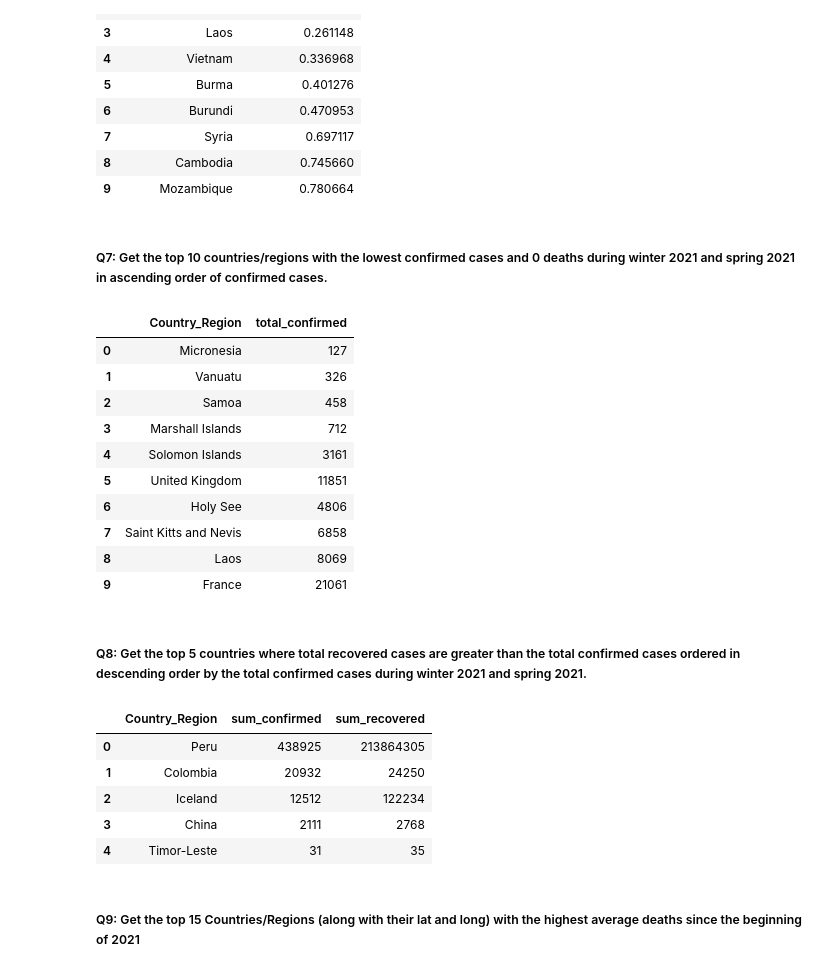
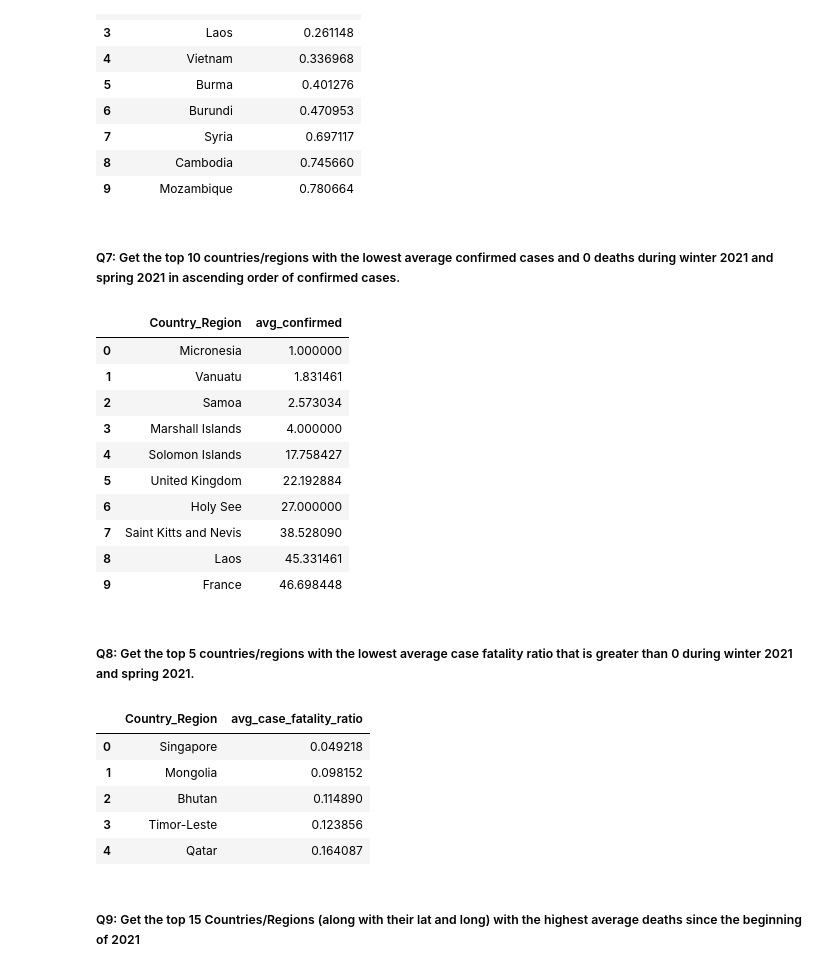
Before and after one commit to kimmisin/Elements-of-Databases, a Jupyter notebook: milestone1.ipynb, the cells around one changed output. Saved outputs shown, nothing was run; the diff lists cells and outputs as text; code cells hidden in the pictures.

```diff
--- a/milestone1.ipynb
+++ b/milestone1.ipynb
@@ -711,10 +711,10 @@ LIMIT 10;
 | 8 | Cambodia | 0.745660 |
 | 9 | Mozambique | 0.780664 |
 # %% [markdown]
-##### Q7: Get the top 10 countries/regions with the lowest confirmed cases and 0 deaths during winter 2021 and spring 2021 in ascending order of confirmed cases.
+##### Q7: Get the top 10 countries/regions with the lowest average confirmed cases and 0 deaths during winter 2021 and spring 2021 in ascending order of confirmed cases.
 # %%
 %%bigquery
-SELECT Country_Region, SUM(Confirmed) as total_confirmed
+SELECT Country_Region, AVG(Confirmed) as avg_confirmed
 FROM (
     SELECT Country_Region, Confirmed, Deaths
     FROM jhu_daily_reports_staging.covid_winter2021
@@ -727,40 +727,40 @@ GROUP BY Country_Region
 ORDER BY AVG(Confirmed)
 LIMIT 10;
 # %% [output]
-|  | Country_Region | total_confirmed |
-| 0 | Micronesia | 127 |
-| 1 | Vanuatu | 326 |
-| 2 | Samoa | 458 |
-| 3 | Marshall Islands | 712 |
-| 4 | Solomon Islands | 3161 |
-| 5 | United Kingdom | 11851 |
-| 6 | Holy See | 4806 |
-| 7 | Saint Kitts and Nevis | 6858 |
-| 8 | Laos | 8069 |
-| 9 | France | 21061 |
+|  | Country_Region | avg_confirmed |
+| 0 | Micronesia | 1.000000 |
+| 1 | Vanuatu | 1.831461 |
+| 2 | Samoa | 2.573034 |
+| 3 | Marshall Islands | 4.000000 |
+| 4 | Solomon Islands | 17.758427 |
+| 5 | United Kingdom | 22.192884 |
+| 6 | Holy See | 27.000000 |
+| 7 | Saint Kitts and Nevis | 38.528090 |
+| 8 | Laos | 45.331461 |
+| 9 | France | 46.698448 |
 # %% [markdown]
-##### Q8: Get the top 5 countries where total recovered cases are greater than the total confirmed cases ordered in descending order by the total confirmed cases during winter 2021 and spring 2021.
+##### Q8: Get the top 5 countries/regions with the lowest average case fatality ratio that is greater than 0 during winter 2021 and spring 2021.
 # %%
 %%bigquery
-SELECT Country_Region, SUM(Confirmed) as sum_confirmed, SUM(Recovered) as sum_recovered
+SELECT Country_Region, AVG(case_fatality_ratio) as avg_case_fatality_ratio
 FROM (
-    SELECT Country_Region, Confirmed, Recovered
+    SELECT Country_Region, Case_fatality_ratio
     FROM jhu_daily_reports_staging.covid_winter2021
     UNION ALL
-    SELECT Country_Region, Confirmed, Recovered
+    SELECT Country_Region, Case_fatality_Ratio
     FROM jhu_daily_reports_staging.covid_spring2021
 )
-WHERE Recovered > Confirmed
+WHERE case_fatality_ratio > 0
 GROUP BY Country_Region
-ORDER BY SUM(Confirmed) DESC
+ORDER BY AVG(case_fatality_ratio)
 LIMIT 5;
 # %% [output]
-|  | Country_Region | sum_confirmed | sum_recovered |
-| 0 | Peru | 438925 | 213864305 |
-| 1 | Colombia | 20932 | 24250 |
-| 2 | Iceland | 12512 | 122234 |
-| 3 | China | 2111 | 2768 |
-| 4 | Timor-Leste | 31 | 35 |
+|  | Country_Region | avg_case_fatality_ratio |
+| 0 | Singapore | 0.049218 |
+| 1 | Mongolia | 0.098152 |
+| 2 | Bhutan | 0.114890 |
+| 3 | Timor-Leste | 0.123856 |
+| 4 | Qatar | 0.164087 |
 # %% [markdown]
 ##### Q9: Get the top 15 Countries/Regions (along with their lat and long) with the highest average deaths since the beginning of 2021
 # %%
```
Also changed, not shown: parts of 1 cell of this notebook.
